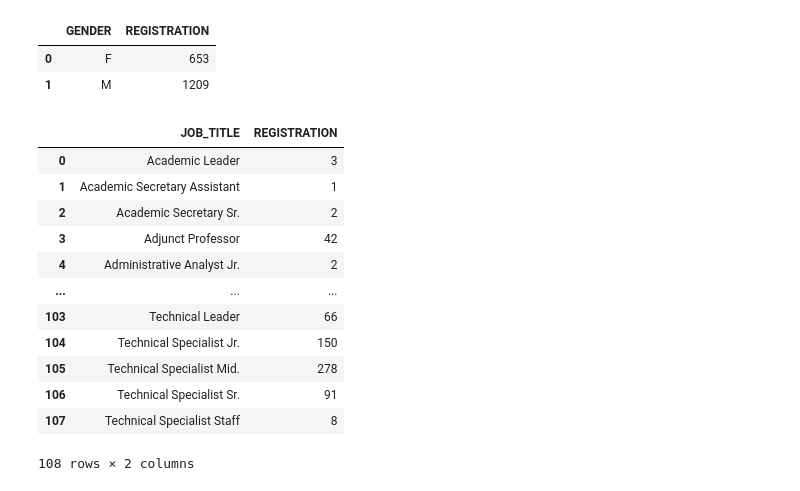
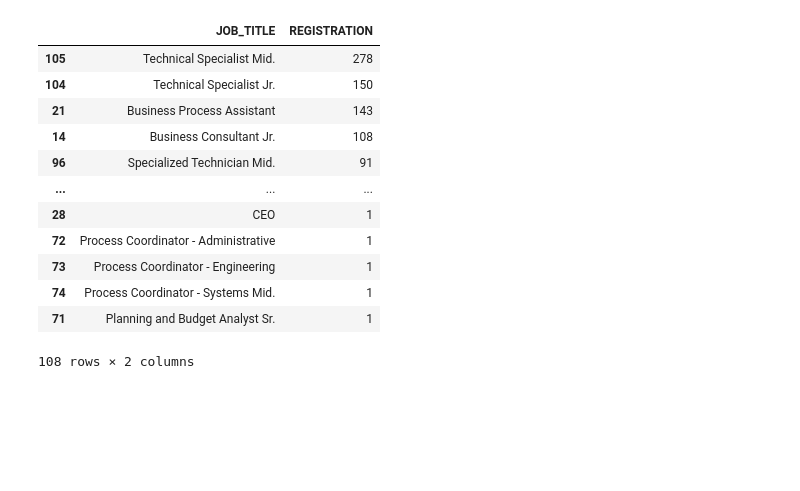
Before and after one commit to Rabernardino/ml-salary-model, a Jupyter notebook: src/scripts/eda.ipynb, the cells around one changed output. Drawn from its saved outputs; the diff is of its cells as text; code cells hidden in the pictures; blank space fills up the shorter version.

```diff
--- a/src/scripts/eda.ipynb
+++ b/src/scripts/eda.ipynb
@@ -47,3 +43,3 @@ dtype: object
 # %%
-raw_data['REGISTRATION'] = raw_data['REGISTRATION'].astype(str)
+raw_data['PWD'] = raw_data['PWD'].astype(str)
 # %%
@@ -51,22 +72,16 @@ categorical_variables = ['GENDER','ETHNICITY','JOB_TITLE','CONTRACT_TYPE','EDUCA
 # %%
-raw_data[['REGISTRATION','GENDER']].groupby('GENDER').count().reset_index()
+raw_data[['REGISTRATION','JOB_TITLE']].groupby('JOB_TITLE').count().reset_index().sort_values('REGISTRATION', ascending=False)
 # %% [output]
-|  | GENDER | REGISTRATION |
-| 0 | F | 653 |
-| 1 | M | 1209 |
+|  | JOB_TITLE | REGISTRATION |
+| 105 | Technical Specialist Mid. | 278 |
+| 104 | Technical Specialist Jr. | 150 |
+| 21 | Business Process Assistant | 143 |
+| 14 | Business Consultant Jr. | 108 |
+| 96 | Specialized Technician Mid. | 91 |
+| ... | ... | ... |
+| 28 | CEO | 1 |
+| 72 | Process Coordinator - Administrative | 1 |
+| 73 | Process Coordinator - Engineering | 1 |
+| 74 | Process Coordinator - Systems Mid. | 1 |
+| 71 | Planning and Budget Analyst Sr. | 1 |
+108 rows × 2 columns
-# %%
-raw_data[['REGISTRATION','JOB_TITLE']].groupby('JOB_TITLE').count().reset_index()
-# %% [output]
-|  | JOB_TITLE | REGISTRATION |
-| 0 | Academic Leader | 3 |
-| 1 | Academic Secretary Assistant | 1 |
-| 2 | Academic Secretary Sr. | 2 |
-| 3 | Adjunct Professor | 42 |
-| 4 | Administrative Analyst Jr. | 2 |
-| ... | ... | ... |
-| 103 | Technical Leader | 66 |
-| 104 | Technical Specialist Jr. | 150 |
-| 105 | Technical Specialist Mid. | 278 |
-| 106 | Technical Specialist Sr. | 91 |
-| 107 | Technical Specialist Staff | 8 |
-108 rows × 2 columns
```
Also changed, not shown: parts of 11 cells of this notebook.
